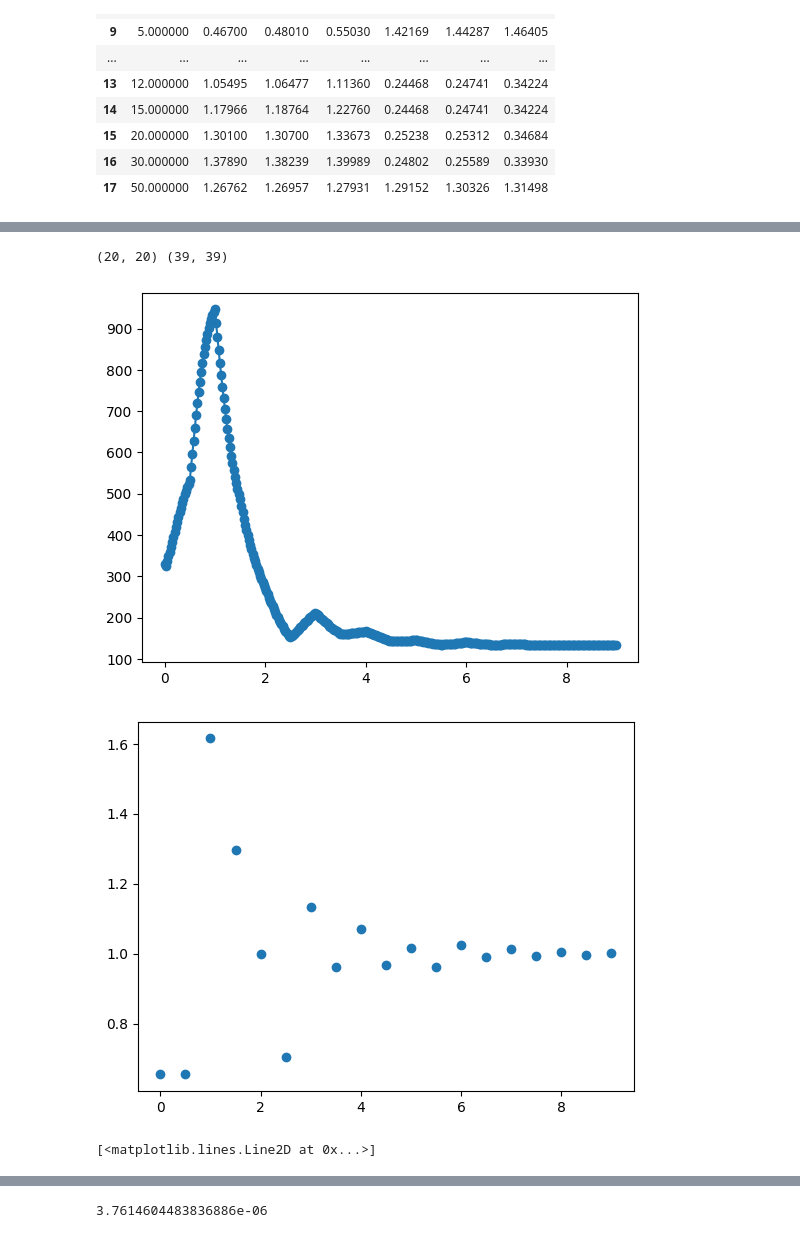
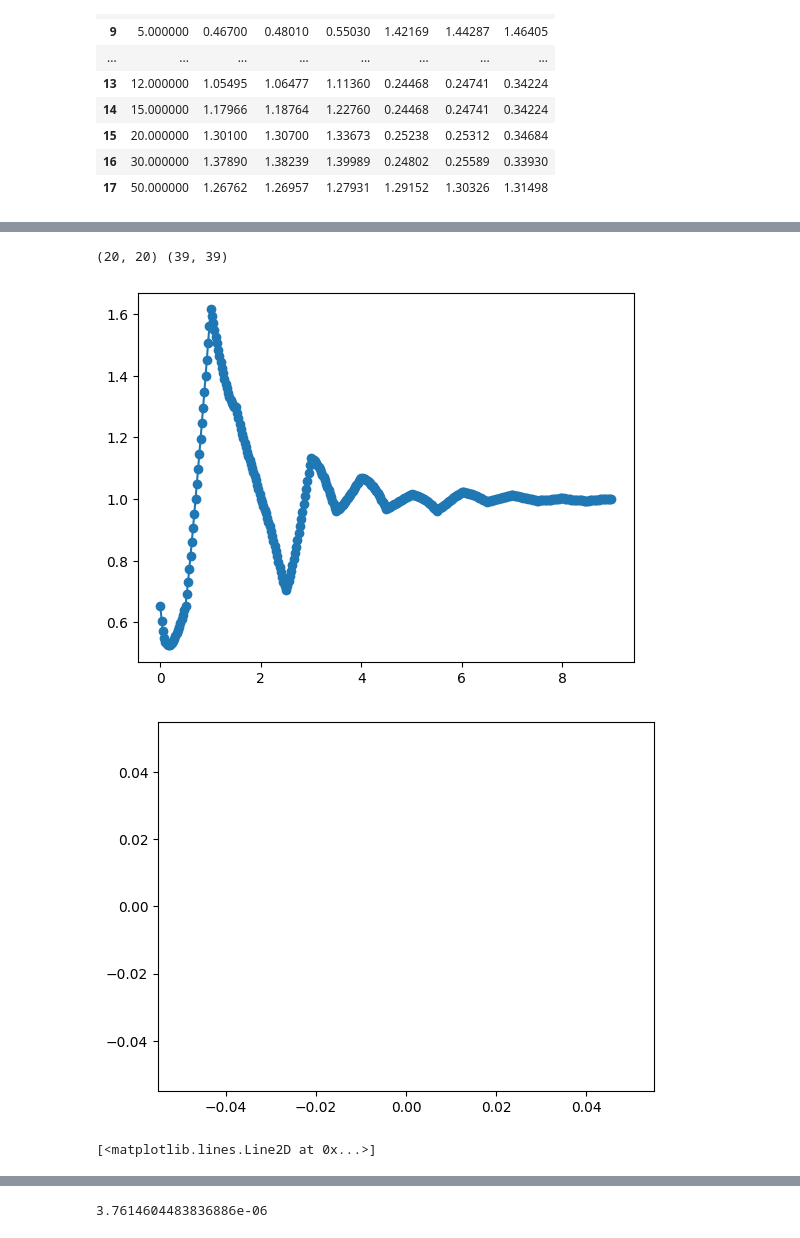
Before and after one commit to Dunkalot/gamma-vega-rl-hedging, a Jupyter notebook: test.ipynb, the cells around one changed output, grey strips where cells are left out. Cells and saved outputs as stored; diff of their text form; code cells hidden in the pictures.

Commit message:
fixed vol calculation (supplied k instead of s to interp_vol) fixed sim runnning too long got a loop with dynamic sabr values running set calibration constants to arrays of ones

```diff
--- a/test.ipynb
+++ b/test.ipynb
@@ -34,8 +38,9 @@ rho_mat_6m = doust_fwd_fwd[:19, :19]
 theta_mat_6m = doust_vol_vol[:19, :19] #TODO: check if this is correct, or it should remove the first row and column instead
 phi_mat = corr_fwd_vol
 fwd_tenors = np.arange(1,10.5,0.5)
+s0_exp = np.ones_like(s0_exp)
+plt.plot(s0_exp, 'o-')
 
-plt.plot(s0_exp, 'o-')
 print(len(s0_exp))
 # %% [output]
 20
@@ -168,0 +182,9 @@ from scipy import interpolate, stats, integrate, optimize
+# %%
+tau_plot = np.linspace(0,10,100)
+params_g = np.array([0.005, 0.04, 1, 0.001])
+g_plot = get_instant_vol_func(tau_plot, params_g)
+plt.plot(tau_plot, g_plot, label='g(t)')
+params_h = np.array([0.001, 3, 3, 0.01])
+h_plot = get_instant_vol_func(tau_plot, params_h)
+plt.plot(tau_plot, h_plot, label='h(t)')
+plt.xlabel('Time (years)')
@@ -256,7 +281,7 @@ def create_df_init(df_cap, df_raw_spot, resolution, tau=0.5):
     # =============================================================================
     df = pd.DataFrame({'Tenor': ts_fwd_interp, 'zcb': zcb_interp, 'Forward': np.nan, 's0': np.nan})
     df.loc[ids_fwd_interp, 'Forward'] = fwd_canon
-    df.loc[ids_fwd_interp, 's0'] = s0_exp
+    df.loc[ids_fwd_interp, 'k0'] = s0_exp
     # add column with backfilled forward indices, such that the value in this column is 0 from 0 to 5, 1 from 6 to 11, 2 from 12 to 17, etc.
     df['i_s'] = (np.arange(len(df)) // resolution)*resolution
     df['i_sp1'] = (np.arange(len(df)) // resolution+1)*resolution
@@ -339,20 +364,19 @@ def interp_func_fac(df_init, resolution=2, tau=0.5, beta=0.5, rho_mat=None, g_fu
     if interp_vol:
         rho_mat_interpolated = interpolate_correlation_matrix(rho_mat, resolution)
         fwd = df['Forward'].values
-        f1 = fwd[i_s]**beta      # shape (M,)
+        f1 = fwd[i_s]**beta
         f2 = fwd[i_e]**beta
-        # frozen weights (shape (M,))
         w1 = gamma_theta[s] / tau
         w2 = (tau - gamma_theta[e]) / tau
         f_interp = get_interp_rates(fwd)**beta
         term1 = (w1**2) * (f1**2)/f_interp[s]**2
         term2 = (w2**2) * (f2**2)/f_interp[s]**2
-        rho = rho_mat_interpolated[i_s, i_e]  # shape (M,)
+        rho = rho_mat_interpolated[i_s, i_e]
         cross = 2 * w1 * w2 * f1 * f2 * rho / f_interp[s]**2
         tenors = df['Tenor'].values
         ttm_mat = tenors[None,:]-tenors[:,None]
         g_mat = g_func(ttm_mat)
-        def get_interp_vol(s_arr,t):
+        def get_interp_vol(s_arr,t_idx):
 
             s1 = s_arr[i_s]
             s2 = s_arr[i_e]
@@ -362,37 +386,37 @@ def interp_func_fac(df_init, resolution=2, tau=0.5, beta=0.5, rho_mat=None, g_fu
             cross_s = cross * s1 * s2
             sigma_sum = term1_s + term2_s + cross_s
             s_interp = np.sqrt(sigma_sum)
-            return s_interp / g_mat[t, s]
+            return s_interp / g_mat[t_idx, s]
 
 
         return get_interp_rates, get_interp_vol
 
     return get_interp_rates
 
 resolution = 20
 tau = 0.5
 df_init = create_df_init(df_cap, df_raw_spot, resolution=resolution, tau=tau)
 
 fwd_tenor = df_init[['Forward', 'Tenor']].dropna().values
 
 tenors = fwd_tenor[:,1]
 fwd_rates = fwd_tenor[:,0]
 print(rho_mat_0m.shape, rho_mat_0m_interpolated.shape)
 interp_func, interp_vol = interp_func_fac(df_init, rho_mat=rho_mat_0m,g_func=g_func_test, resolution=resolution, interp_vol=True)
 
 fwd_new = interp_func(df_init['Forward'].values)
 
-vol_interp = interp_vol(df_init['s0'].values, 1)
+vol_interp = interp_vol((df_init['k0'].values)*g_func_test(df_init['Tenor'].values[:]), 0)
 plt.plot(np.arange(len(vol_interp))*tau/resolution, vol_interp, 'o-')
 plt.show()
 plt.plot(np.arange(len(vol_interp))*tau/resolution, df_init['s0'].values[:-resolution], 'o-')
 plt.show()
 plt.plot(tenors, fwd_rates, 'o-')
 plt.plot(np.arange(len(fwd_new))*tau/resolution,fwd_new)
 # %% [output]
 (20, 20) (39, 39)
-[figure, old version]
+[figure, new version]
-[figure, old version]
+[figure, new version]
 [<matplotlib.lines.Line2D at 0x...>]
 [figure]
 # %%
```
Also changed, not shown: parts of 19 cells of this notebook.
